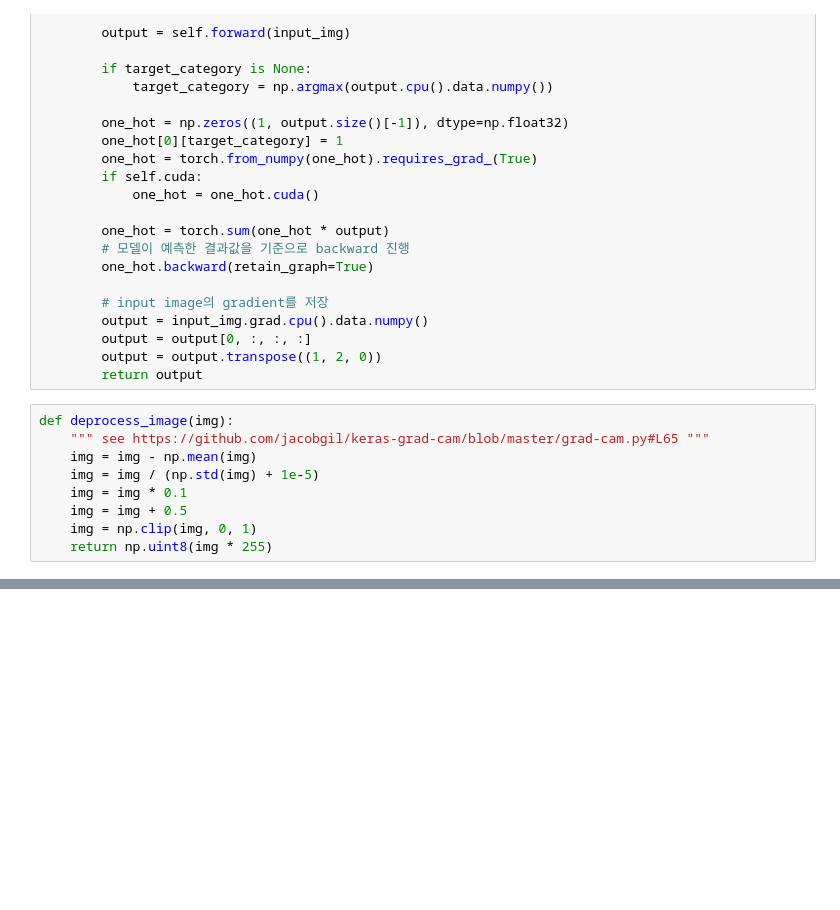
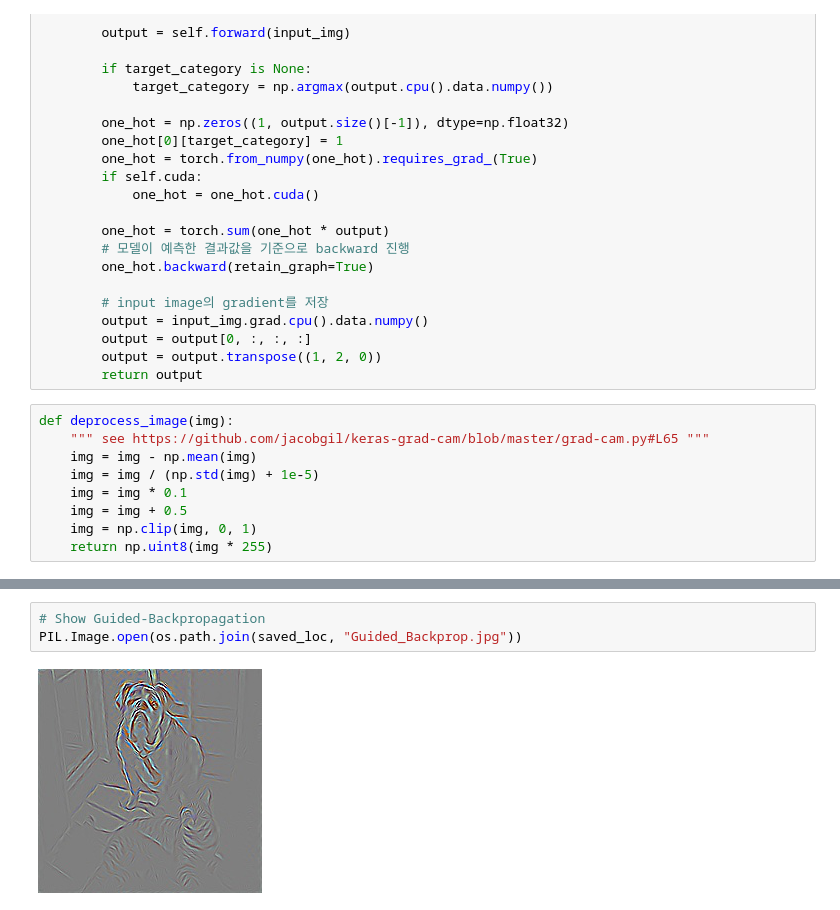
Before and after one commit to PeterKim1/paper_code_review, a Jupyter notebook: 9. Visual Explanations from Deep Networks via Gradient-based Localization(Grad-CAM)/Grad-CAM_pretrained-Cat+Dog.ipynb, the cells around one changed output, grey strips where cells are left out. Cells and saved outputs as stored; diff of their text form; blank space fills up the shorter version.

```diff
--- a/9. Visual Explanations from Deep Networks via Gradient-based Localization(Grad-CAM)/Grad-CAM_pretrained-Cat+Dog.ipynb
+++ b/9. Visual Explanations from Deep Networks via Gradient-based Localization(Grad-CAM)/Grad-CAM_pretrained-Cat+Dog.ipynb
@@ -313,0 +305,5 @@ PIL.Image.open(output_path)
+# %%
+# Show Guided-Backpropagation
+PIL.Image.open(os.path.join(saved_loc, "Guided_Backprop.jpg"))
+# %% [output]
+[figure, added]
```
Also changed, not shown: parts of 6 cells of this notebook.
